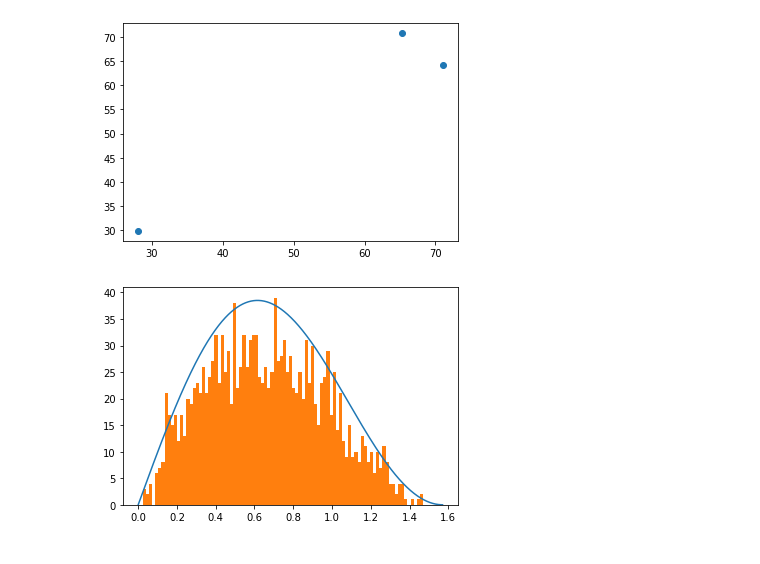
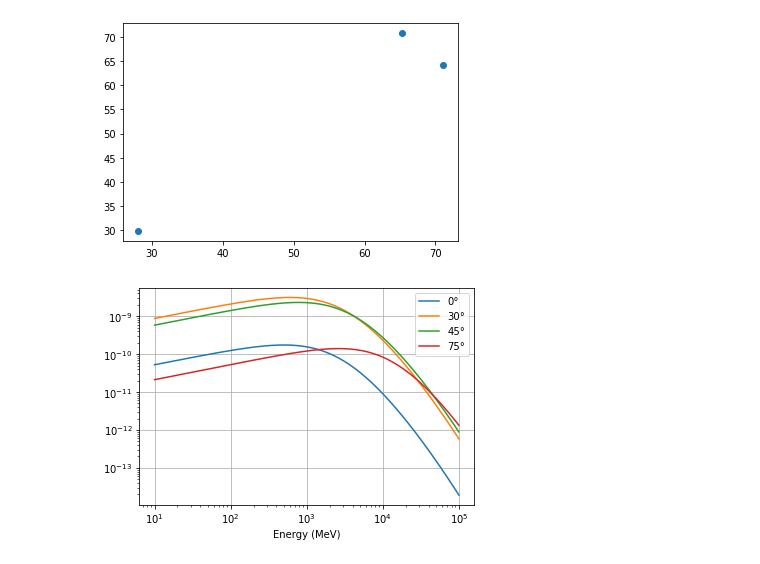
Before and after one commit to mausanram/CodigosICN, a Jupyter notebook: Simulacion_ab_initio/Sim_ab_initio.ipynb, the cells around one changed output. Saved outputs shown, nothing was run; the diff lists cells and outputs as text; code cells hidden in the pictures.

```diff
--- a/Simulacion_ab_initio/Sim_ab_initio.ipynb
+++ b/Simulacion_ab_initio/Sim_ab_initio.ipynb
@@ -126,13 +138,25 @@ plt.scatter(list_random_plane_point[0], list_random_plane_point[1])
 Coordenadas de un punto:  [[(-66.42468627239163, -16.451798687867427, 73.45785154906528)], [(-60.26630990950633, -22.35271884742817, 76.61053175295828)], [(-61.68762406581528, -21.55358526376747, 75.7 ...
 <matplotlib.collections.PathCollection at 0x...>
 [figure]
-# %%
-plt.plot(Theta, Theta_true)
-# plt.plot(Theta_true, Theta)
-# plt.plot(list_random_th, Theta, '.')
-# plt.plot(Theta_true, list_random_th, '.')
-
-plt.hist(List_random_th_array, bins = 90)
-plt.show()
-# %% [output]
-[figure, removed]
+# %%
+# print(Random_th[0])
+E = np.arange(10, 100000, 1)
+Thet = [0.0174533, 0.523599, 0.785398, 1.309]     ## En radianes
+Ang = [0, 30, 45, 75]
+
+for element in np.arange(0, len(Thet)):
+# for element in np.arange(0, 1):
+    Energy = dis_energy(E, Thet[element])
+    # print(Energy)
+    plt.plot(E, Energy, label = str(Ang[element]) + '°')
+
+plt.xlabel('Energy (MeV)')
+plt.grid()
+plt.xscale('log')
+plt.yscale('log')
+plt.legend()
+
+del Energy
+del E
+# %% [output]
+[figure, added]
```
Also changed, not shown: parts of 2 cells of this notebook, 1 other file.
